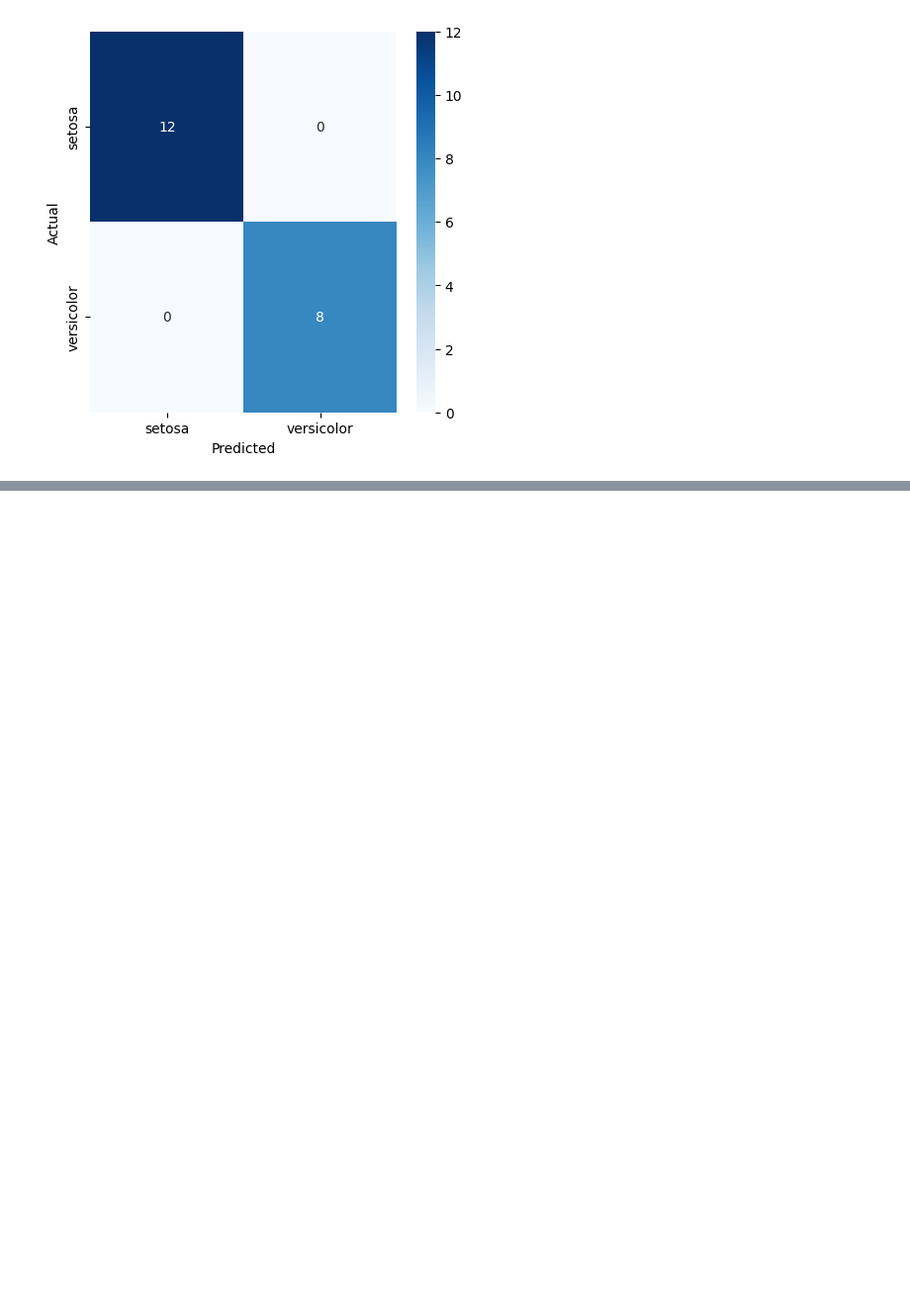
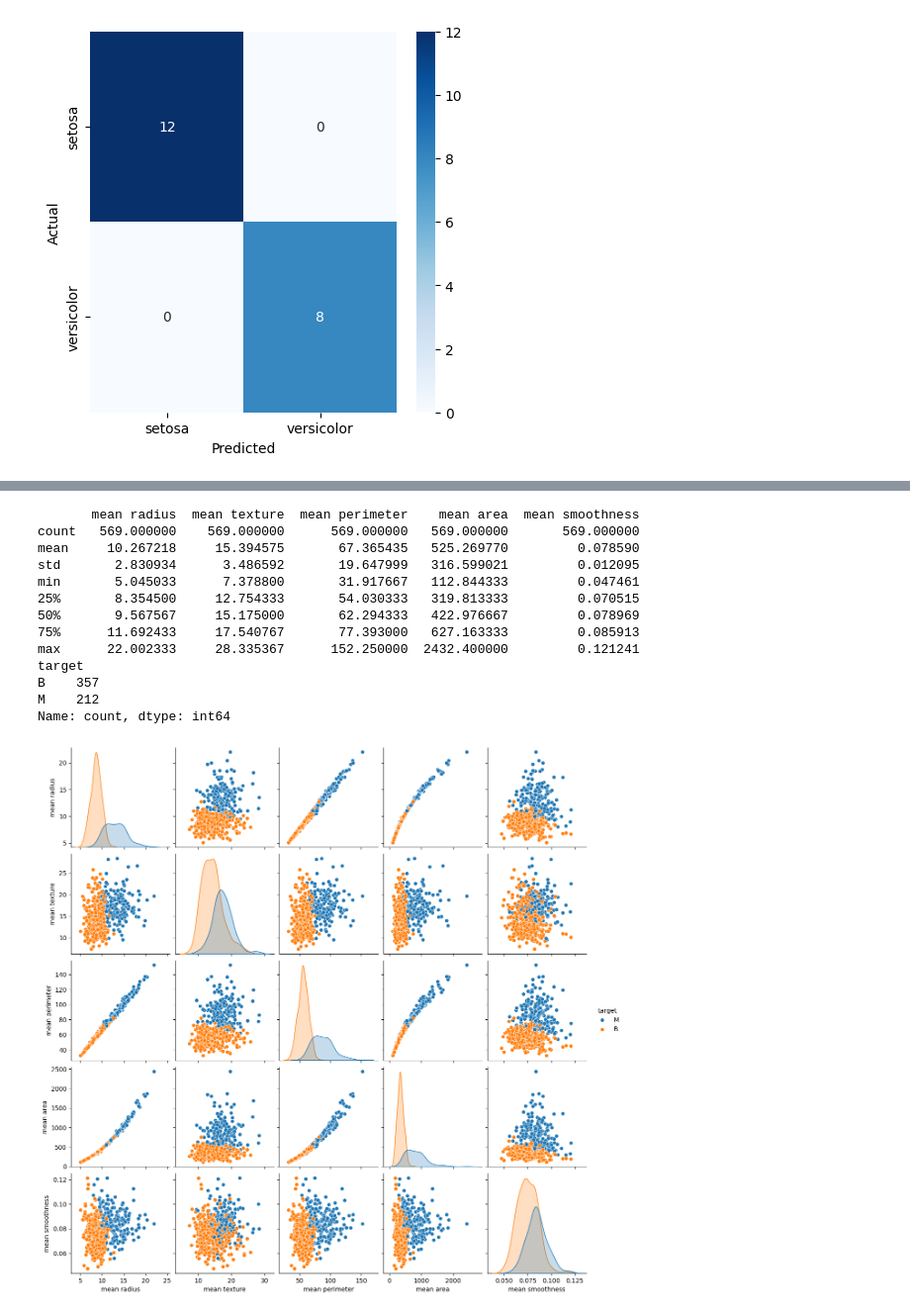
Before and after one commit to NP-15/Deep-Learning, a Jupyter notebook: Lab01-Binary-Classification.ipynb, the cells around one changed output, grey strips where cells are left out. Shown: that part at 99% size. Drawn from its saved outputs; the diff is of its cells as text; code cells hidden in the pictures; blank space fills up the shorter version.

Commit message:
Added data for Multi Layer Perceptron.

```diff
--- a/Lab01-Binary-Classification.ipynb
+++ b/Lab01-Binary-Classification.ipynb
@@ -257,0 +284,15 @@ Confusion Matrix:
+# %%
+from ucimlrepo import fetch_ucirepo
+
+# fetch dataset
+breast_cancer_wisconsin_diagnostic = fetch_ucirepo(id=17)
+
+# data (as pandas dataframes)
+X = breast_cancer_wisconsin_diagnostic.data.features
+y = breast_cancer_wisconsin_diagnostic.data.targets
+
+# metadata
+print(breast_cancer_wisconsin_diagnostic.metadata)
+
+# variable information
+print(breast_cancer_wisconsin_diagnostic.variables)
@@ -257,0 +317,16 @@ Confusion Matrix:
+# %%
+# Convert to DataFrame for easier manipulation
+df = pd.DataFrame(X)
+df['target'] = y
+# Display the first few rows of the dataset
+
+df['mean radius'] = (df['radius1'] + df['radius2'] + df['radius3']) / 3
+df['mean texture'] = (df['texture1'] + df['texture2'] + df['texture3']) / 3
+df['mean perimeter'] = (df['perimeter1'] + df['perimeter2'] + df['perimeter3']) / 3
+df['mean area'] = (df['area1'] + df['area2'] + df['area3']) / 3
+df['mean smoothness'] = (df['smoothness1'] + df['smoothness2'] + df['smoothness3']) / 3
+
+df = df.drop(['radius1', 'radius2', 'radius3', 'texture1', 'texture2', 'texture3', 'perimeter1', 'perimeter2', 'perimeter3', 'area1', 'area2', 'area3', 'smoothness1', 'smoothness2', \
+              'smoothness3','compactness1', 'compactness2', 'compactness3', 'concavity1', 'concavity2', 'concavity3', 'concave_points1', 'concave_points2', 'concave_points3', 'symmetry1', \
+              'symmetry2', 'symmetry3', 'fractal_dimension1', 'fractal_dimension2', 'fractal_dimension3'], axis='columns')
+print(df.info())
@@ -257,0 +348,23 @@ Confusion Matrix:
+# %%
+# Summary statistics
+print(df.describe())
+# Class distribution
+print(df['target'].value_counts())
+# Visualize pairplot for first few features
+sns.pairplot(df[['mean radius', 'mean texture', 'mean perimeter', 'mean area', 'mean smoothness', 'target']], hue='target')
+plt.show()
+# %% [output]
+       mean radius  mean texture  mean perimeter    mean area  mean smoothness
+count   569.000000    569.000000      569.000000   569.000000       569.000000
+mean     10.267218     15.394575       67.365435   525.269770         0.078590
+std       2.830934      3.486592       19.647999   316.599021         0.012095
+min       5.045033      7.378800       31.917667   112.844333         0.047461
+25%       8.354500     12.754333       54.030333   319.813333         0.070515
+50%       9.567567     15.175000       62.294333   422.976667         0.078969
+75%      11.692433     17.540767       77.393000   627.163333         0.085913
+max      22.002333     28.335367      152.250000  2432.400000         0.121241
+target
+B    357
+M    212
+Name: count, dtype: int64
+[figure, added]
```
Also changed, not shown: parts of 8 cells of this notebook.
